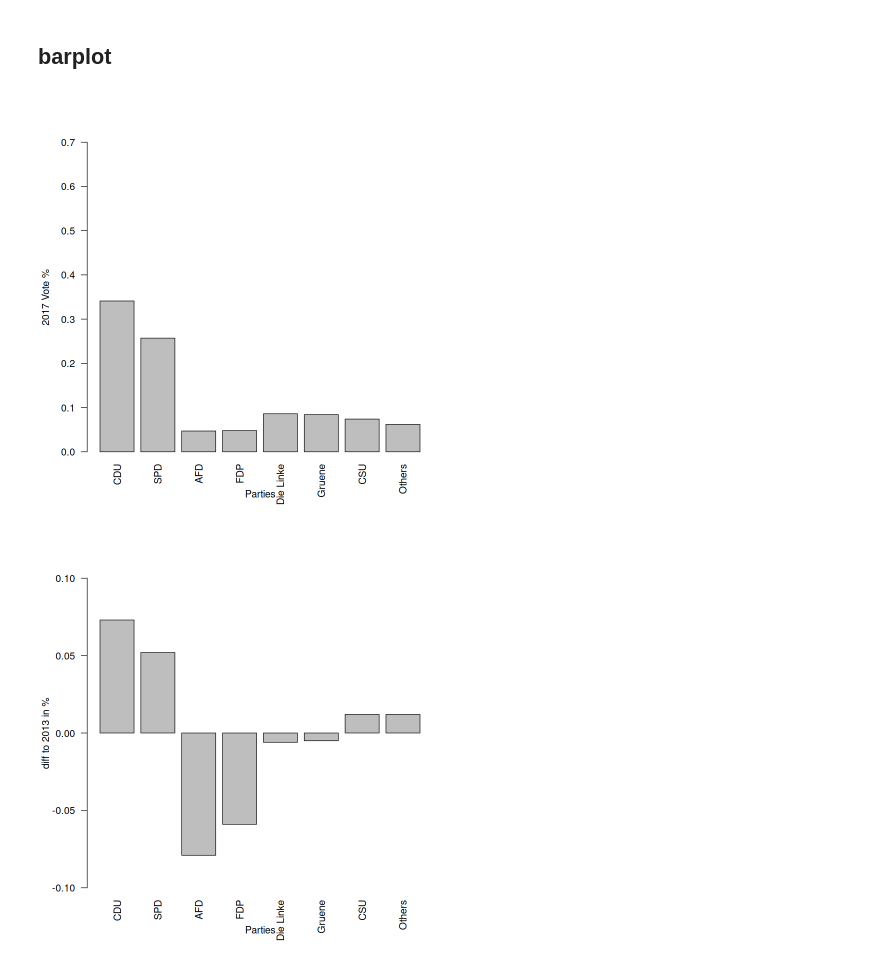
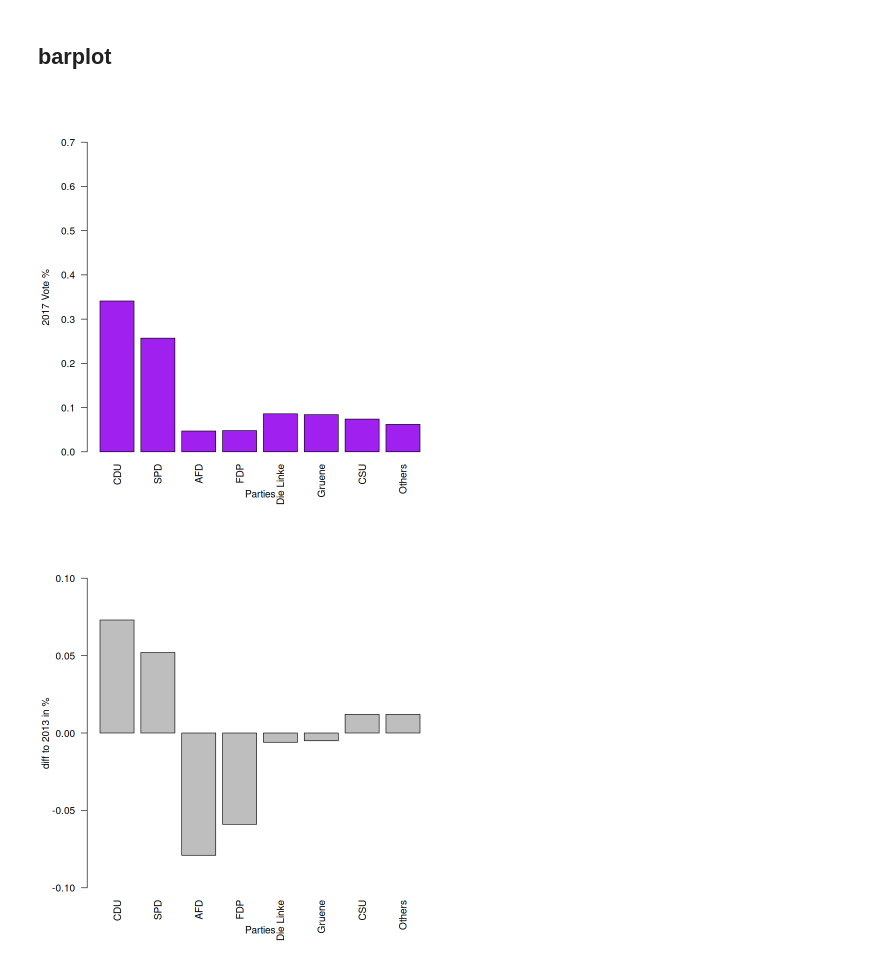
Before and after one commit to Jrana1/statistics-tutorials, a Jupyter notebook: Descriptive-Statistics/Sheet3_Solutions.ipynb, the cells around one changed output. Drawn from its saved outputs; the diff is of its cells as text; code cells hidden in the pictures.

```diff
--- a/Descriptive-Statistics/Sheet3_Solutions.ipynb
+++ b/Descriptive-Statistics/Sheet3_Solutions.ipynb
@@ -83,10 +83,10 @@ pie(df$res_2013,labels = paste(df$party,"
 # %%
 barplot(df$res_2017,names.arg=df$party,
        ylim=c(0,0.7),xlab="Parties",ylab="2017 Vote %"
-       ,las=2
+       ,las=2,col="purple"
        )
 # %% [output]
-[figure, old version]
+[figure, new version]
 # %%
 barplot(df$diff,names.arg=df$party,
        ylim=c(-0.1,0.1),xlab="Parties",
```
Also changed, not shown: parts of 6 cells of this notebook.
